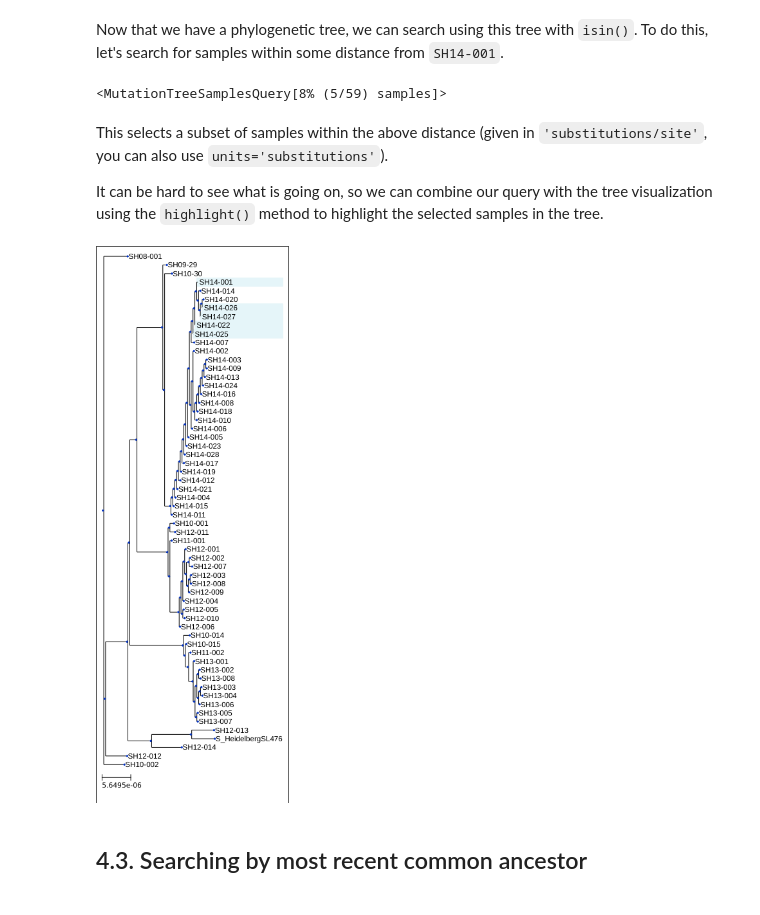
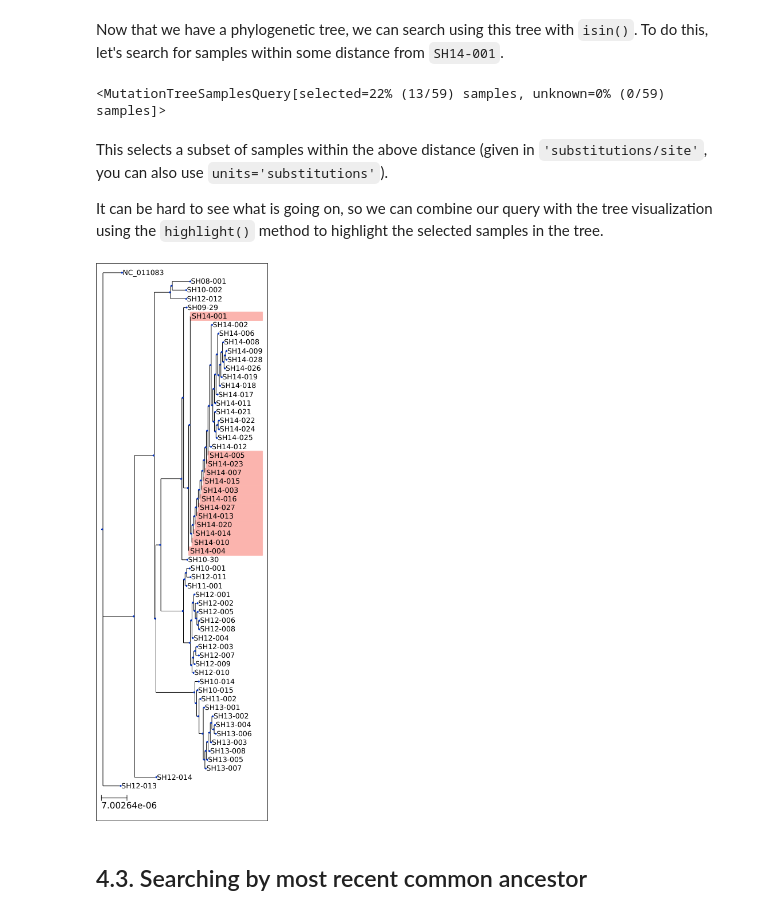
Before and after one commit to apetkau/genomics-data-index-examples, a Jupyter notebook: examples/tutorial-3-querying-overview.ipynb, the cells around one changed output. Drawn from its saved outputs; the diff is of its cells as text; code cells hidden in the pictures.

```diff
--- a/examples/tutorial-3-querying-overview.ipynb
+++ b/examples/tutorial-3-querying-overview.ipynb
@@ -331,6 +332,6 @@ Queries are not limited to what mutations a sample has or by sample name. We can
 
 To do this, we must specify that our query has a tree attached to it. The example data for this tutorial does have such a tree.
 # %%
-t = db.samples_query(universe='mutations', reference_name='S_HeidelbergSL476')
+t = db.samples_query(universe='mutations', reference_name='NC_011083')
 t
 # %% [output]
@@ -355,15 +356,15 @@ Now that we have a phylogenetic tree, we can search using this tree with `isin()
 tdist = t.isin('SH14-001', kind='distance', distance=3e-7, units='substitutions/site')
 tdist
 # %% [output]
-<MutationTreeSamplesQuery[8% (5/59) samples]>
+<MutationTreeSamplesQuery[selected=22% (13/59) samples, unknown=0% (0/59) samples]>
 # %% [markdown]
 This selects a subset of samples within the above distance (given in `'substitutions/site'`, you can also use `units='substitutions'`).
 
 It can be hard to see what is going on, so we can combine our query with the tree visualization using the `highlight()` method to highlight the selected samples in the tree.
 # %%
-t.tree_styler().highlight(tdist).render(w=300)
+t.tree_styler(show_legend_type_labels=False).highlight(tdist).render(w=300)
 # %% [output]
-[figure, old version]
+[figure, new version]
 # %% [markdown]
 ## 4.3. Searching by most recent common ancestor
 # %% [markdown]
```
Also changed, not shown: parts of 34 cells of this notebook.
